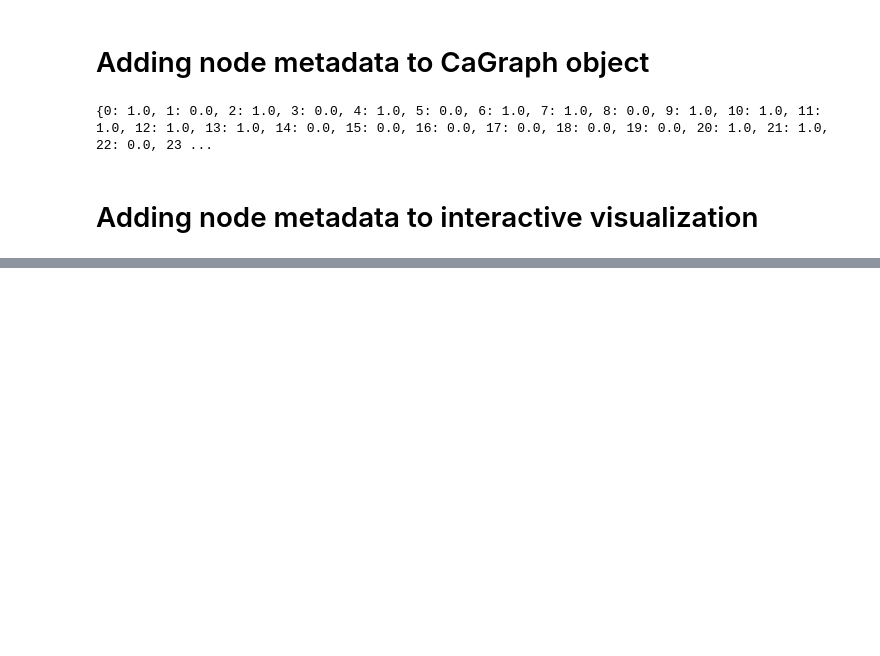
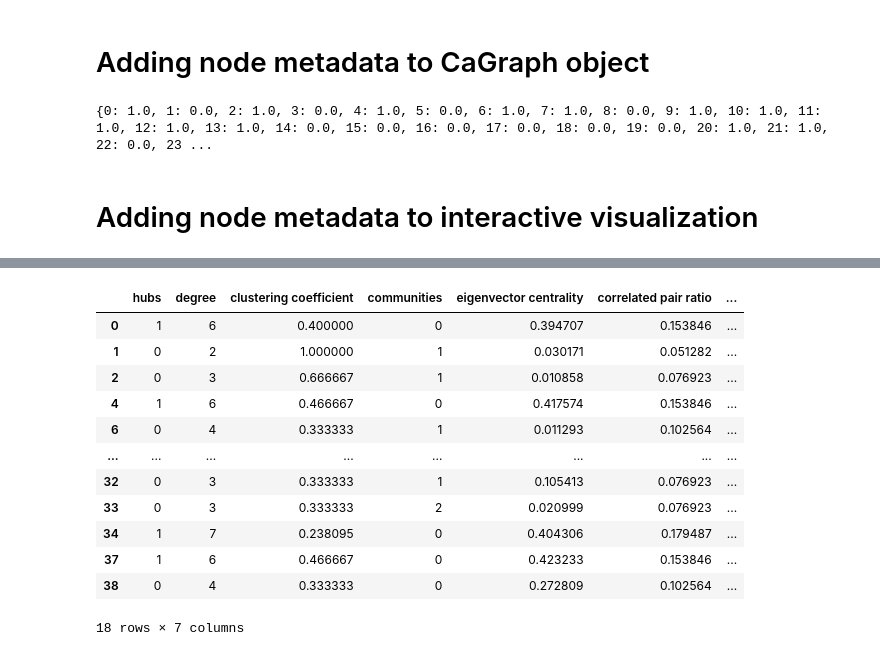
Before and after one commit to vporubsky/CaGraph, a Jupyter notebook: cagraph_tutorial.ipynb, the cells around one changed output, grey strips where cells are left out. Cells and saved outputs as stored; diff of their text form; code cells hidden in the pictures; blank space fills up the shorter version.

```diff
--- a/cagraph_tutorial.ipynb
+++ b/cagraph_tutorial.ipynb
@@ -194,0 +224,17 @@ Loading BokehJS ...
+# %%
+report = graph.get_report(parse_by_attribute='clustering coefficient', parsing_operation='>', parsing_value=0.2)
+display(report)
+# %% [output]
+|  | hubs | degree | clustering coefficient | communities | eigenvector centrality | correlated pair ratio | ... |
+| 0 | 1 | 6 | 0.400000 | 0 | 0.394707 | 0.153846 | ... |
+| 1 | 0 | 2 | 1.000000 | 1 | 0.030171 | 0.051282 | ... |
+| 2 | 0 | 3 | 0.666667 | 1 | 0.010858 | 0.076923 | ... |
+| 4 | 1 | 6 | 0.466667 | 0 | 0.417574 | 0.153846 | ... |
+| 6 | 0 | 4 | 0.333333 | 1 | 0.011293 | 0.102564 | ... |
+| ... | ... | ... | ... | ... | ... | ... | ... |
+| 32 | 0 | 3 | 0.333333 | 1 | 0.105413 | 0.076923 | ... |
+| 33 | 0 | 3 | 0.333333 | 2 | 0.020999 | 0.076923 | ... |
+| 34 | 1 | 7 | 0.238095 | 0 | 0.404306 | 0.179487 | ... |
+| 37 | 1 | 6 | 0.466667 | 0 | 0.423233 | 0.153846 | ... |
+| 38 | 0 | 4 | 0.333333 | 0 | 0.272809 | 0.102564 | ... |
+18 rows × 7 columns
```
Also changed, not shown: parts of 7 cells of this notebook, 2 other files.
